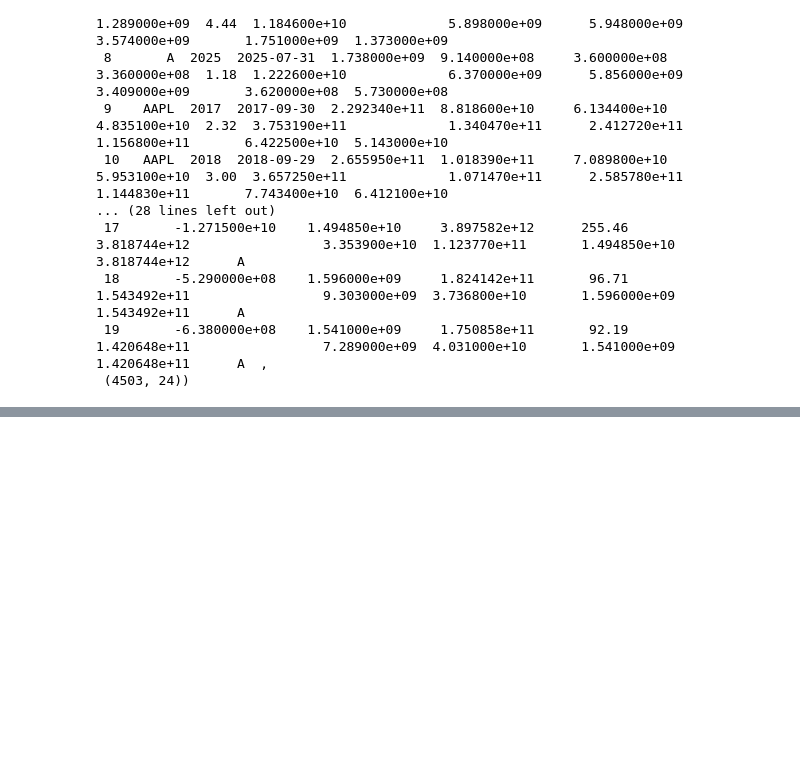
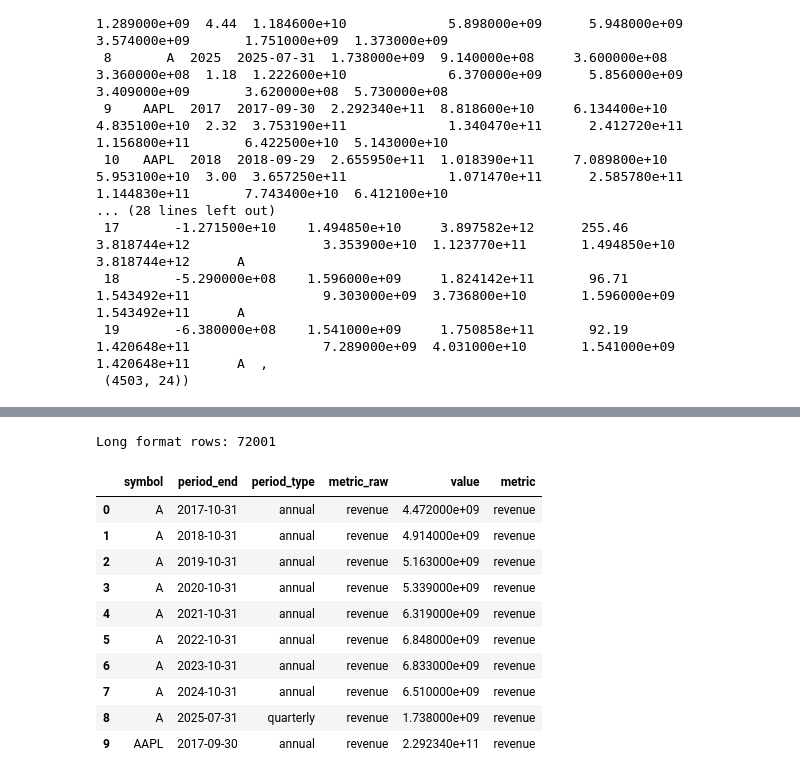
Before and after one commit to cyang0227/ds5110, a Jupyter notebook: src/etl/fundamentals/transform_fundamentals.ipynb, the cells around one changed output, grey strips where cells are left out. Saved outputs shown, nothing was run; the diff lists cells and outputs as text; code cells hidden in the pictures; blank space fills up the shorter version.

Commit message:
transform fundamentals to long form, and load data to duckdb

```diff
--- a/src/etl/fundamentals/transform_fundamentals.ipynb
+++ b/src/etl/fundamentals/transform_fundamentals.ipynb
@@ -154,0 +148,3 @@ Saved: /home/clsx6609/ds5110/data/curated/fundamentals/fundamentals_clean.parque
+# %%
+df_wide = df_clean.copy()
+df_wide.columns.tolist()
@@ -154,0 +169,66 @@ Saved: /home/clsx6609/ds5110/data/curated/fundamentals/fundamentals_clean.parque
+# %%
+metric_map = {
+    "revenue" : "revenue",
+    "grossProfit" : "gross_profit",
+    "operatingIncome" : "operating_income",
+    "netIncome" : "net_income",
+    "eps" : "eps",
+    "totalAssets" : "total_assets",
+    "totalStockholdersEquity" : "total_stockholders_equity",
+    "totalLiabilities" : "total_liabilities",
+    "totalDebt" : "total_debt",
+    "operatingCashFlow" : "operating_cash_flow",
+    "freeCashFlow" : "free_cash_flow",
+    "capitalExpenditure" : "capital_expenditure",
+    "numberOfShares" : "number_of_shares",
+    "enterpriseValue" : "enterprise_value",
+    "marketCapitalization" : "market_capitalization",
+    "sharesOutstanding" : "shares_outstanding",
+}
+
+value_cols = list(metric_map.keys())
+
+# =============================================
+# Period_end at long format
+# =============================================
+
+df_long = df_wide.copy()
+df_long["period_end"] = pd.to_datetime(df_long["date"]).dt.date
+
+df_long["period_type"] = df_long["period"].map({
+    "A" : "annual",
+    "Q" : "quarterly"
+})
+
+if df_long["period_type"].isna().any():
+    raise ValueError("Some rows have invalid period value (not A/Q).")
+
+# =============================================
+# Melt to long format
+# =============================================
+
+df_long = df_long.melt(
+    id_vars = ["symbol", "period_end", "period_type"],
+    value_vars = value_cols,
+    var_name = "metric_raw",
+    value_name = "value"
+)
+
+df_long["metric"] = df_long["metric_raw"].map(metric_map)
+df_long = df_long.dropna(subset=["value"])
+
+print("Long format rows:", len(df_long))
+df_long.head(10)
+# %% [output]
+Long format rows: 72001
+|  | symbol | period_end | period_type | metric_raw | value | metric |
+| 0 | A | 2017-10-31 | annual | revenue | 4.472000e+09 | revenue |
+| 1 | A | 2018-10-31 | annual | revenue | 4.914000e+09 | revenue |
+| 2 | A | 2019-10-31 | annual | revenue | 5.163000e+09 | revenue |
+| 3 | A | 2020-10-31 | annual | revenue | 5.339000e+09 | revenue |
+| 4 | A | 2021-10-31 | annual | revenue | 6.319000e+09 | revenue |
+| 5 | A | 2022-10-31 | annual | revenue | 6.848000e+09 | revenue |
+| 6 | A | 2023-10-31 | annual | revenue | 6.833000e+09 | revenue |
+| 7 | A | 2024-10-31 | annual | revenue | 6.510000e+09 | revenue |
+| 8 | A | 2025-07-31 | quarterly | revenue | 1.738000e+09 | revenue |
+| 9 | AAPL | 2017-09-30 | annual | revenue | 2.292340e+11 | revenue |
```
Also changed, not shown: parts of 4 cells of this notebook, 3 other files.
